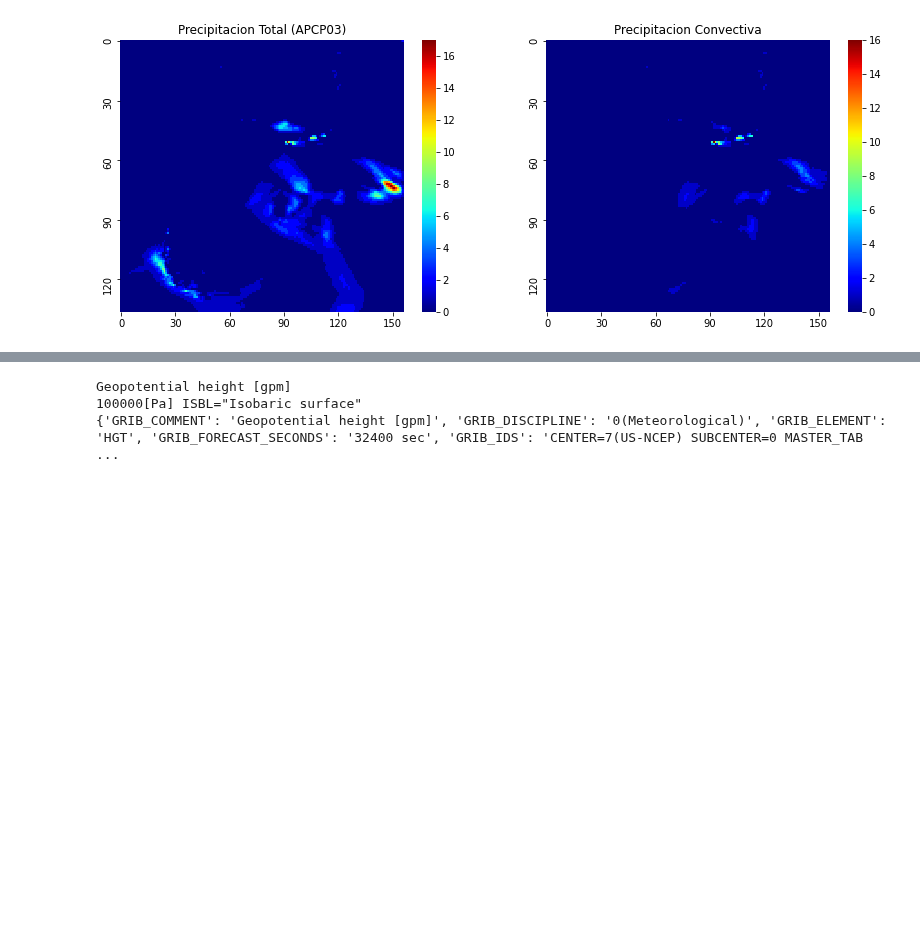
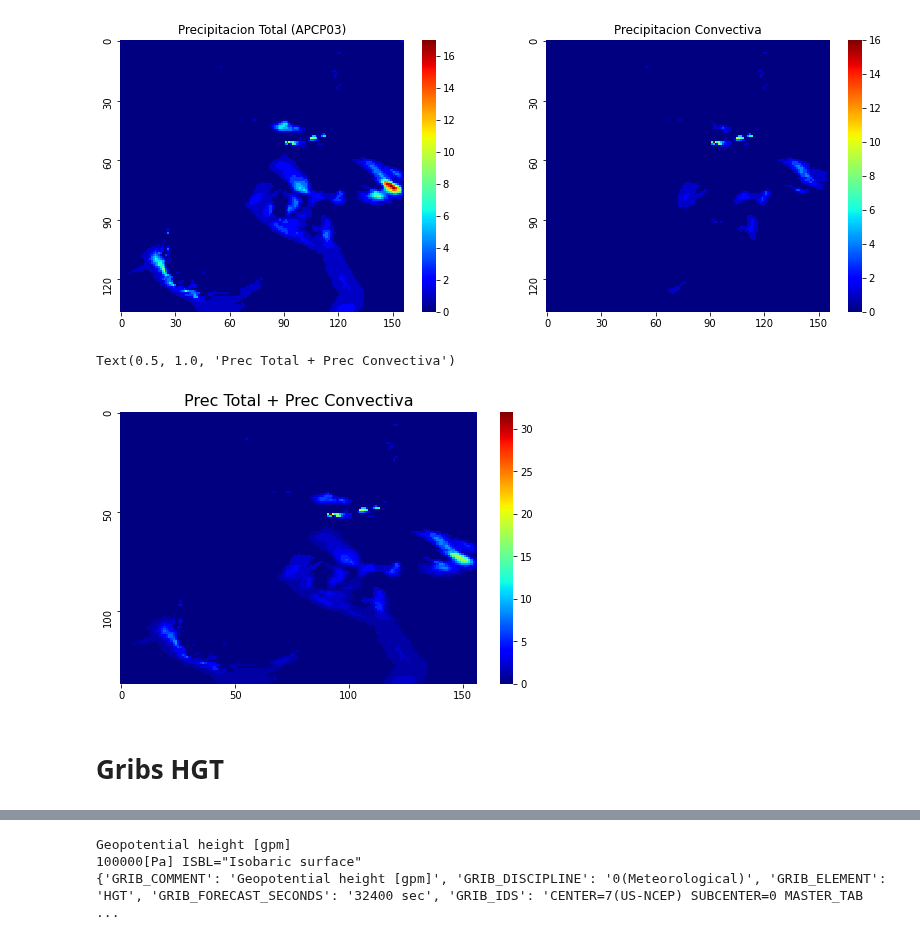
Before and after one commit to JFC95/ProyectoIntegrador_Weather, a Jupyter notebook: Notebooks/manejando_grib_fromGFS.ipynb, the cells around one changed output, grey strips where cells are left out. Cells and saved outputs as stored; diff of their text form; code cells hidden in the pictures; blank space fills up the shorter version.

Commit message:
manejando grib actualizo

```diff
--- a/Notebooks/manejando_grib_fromGFS.ipynb
+++ b/Notebooks/manejando_grib_fromGFS.ipynb
@@ -9,7 +9,7 @@ import seaborn as sns
 # %%
 # Read the GRIB file
 #grib = gdal.Open('/opt/wrfdatos/GFS025/2020_01/14_06/GFS_2020011406+009.grib2')
-grib = gdal.Open('/opt/datos/gfs/2017-2019_f009-f024/gfs.0p25.2017112306.f015.grib2')
+grib = gdal.Open('/opt/datos/gfs/lluvias/gfs.0p25.2017112306.f015.grib2')
 # %%
 for i in range(1,10):
     band = grib.GetRasterBand(i)
@@ -63,0 +56,9 @@ Text(0.5, 1.0, 'Precipitacion Convectiva')
+# %%
+plt.figure(figsize=(8,5))
+ax = sns.heatmap(data1+data2, cmap='jet', xticklabels=50, yticklabels=50)
+ax.set_title('Prec Total + Prec Convectiva', fontsize=16)
+# %% [output]
+Text(0.5, 1.0, 'Prec Total + Prec Convectiva')
+[figure, added]
+# %% [markdown]
+# Gribs HGT
```
Also changed, not shown: parts of 7 cells of this notebook.
